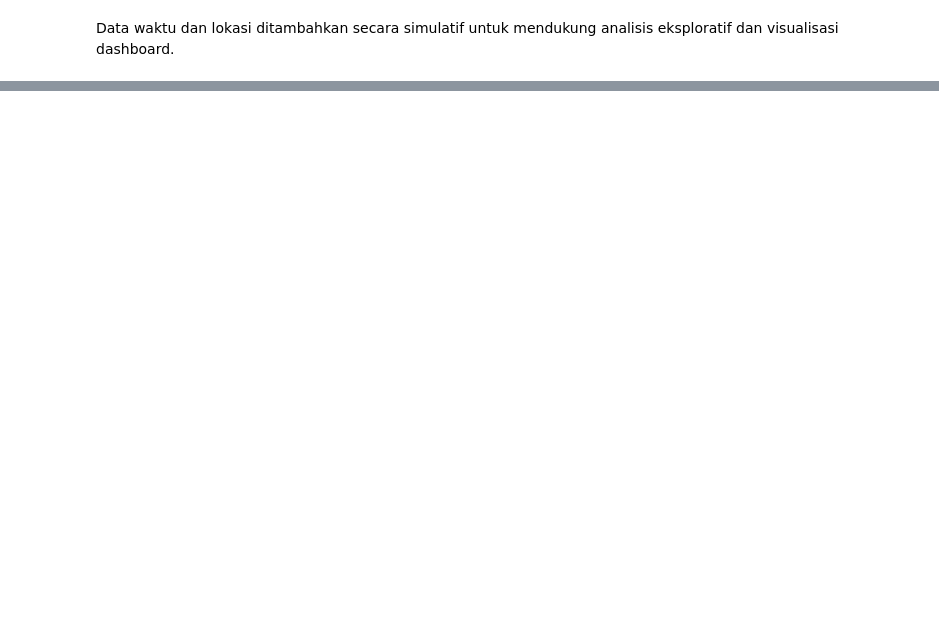
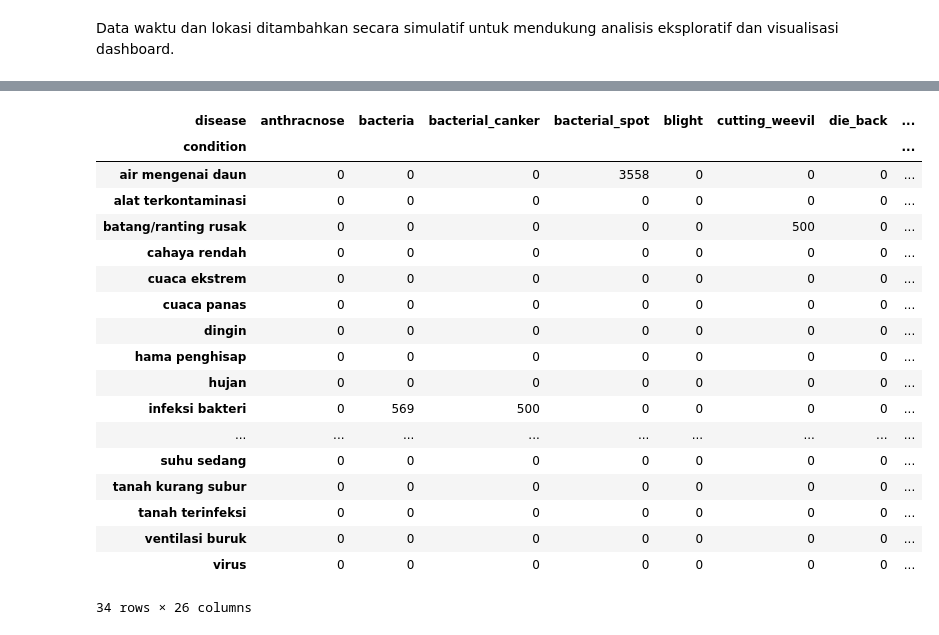
Before and after one commit to VANGROVEE/Data-Science, a Jupyter notebook: data_wrangling.ipynb, the cells around one changed output, grey strips where cells are left out. Drawn from its saved outputs; the diff is of its cells as text; code cells hidden in the pictures; blank space fills up the shorter version.

```diff
--- a/data_wrangling.ipynb
+++ b/data_wrangling.ipynb
@@ -297,8 +302,12 @@ location_map = {
 }
 
 for plant, disease, path in file_paths:
-     # RANDOM tanggal (misalnya 2023-2025)
-    random_date = datetime(2023, 1, 1) + timedelta(days=random.randint(0, 700))
+    # RANDOM tanggal (misalnya 2023-2025)
+    start = datetime(2023, 1, 1)
+    end = datetime(2024, 11, 30)
+
+    delta_days = (end - start).days
+    random_date = start + timedelta(days=random.randint(0, delta_days))
 
     # Pilih lokasi secara acak dan simpan di variabel
     chosen_location = random.choice(locations)
@@ -307,7 +316,7 @@ for plant, disease, path in file_paths:
     data.append({
         "plant": plant,
         "disease": disease,
-        "image_path": os.path.join(disease_path, img),
+        "image_path": path,
         "date": random_date,
         "location": chosen_location,
         "lat": location_map[chosen_location][0], # Langsung ambil Latitude
@@ -315,5 +324,3 @@ for plant, disease, path in file_paths:
     })
 
 df_cleaned = pd.DataFrame(data)
-
-df_cleaned.head()
@@ -389,0 +633,6 @@ Sampai: 2024-12-01 00:00:00
+# %%
+def get_info(disease, key):
+    return disease_info.get(disease, {}).get(key, [])
+
+df_cleaned["condition"] = df_cleaned["disease"].apply(lambda x: get_info(x, "condition"))
+df_cleaned["recommendation"] = df_cleaned["disease"].apply(lambda x: get_info(x, "recommendation"))
@@ -389,0 +735,5 @@ Sampai: 2024-12-01 00:00:00
+# %%
+df_cleaned["year"] = df_cleaned["date"].dt.year
+df_cleaned["month"] = df_cleaned["date"].dt.month
+
+df_cleaned.groupby(["year", "month"]).size()
@@ -389,0 +778,27 @@ Sampai: 2024-12-01 00:00:00
+# %%
+df_exploded = df_cleaned.explode("condition").reset_index(drop=True)
+
+pd.crosstab(
+    df_exploded["condition"],
+    df_exploded["disease"]
+)
+# %% [output]
+| disease | anthracnose | bacteria | bacterial_canker | bacterial_spot | blight | cutting_weevil | die_back | ... |
+| condition |  |  |  |  |  |  |  | ... |
+| air mengenai daun | 0 | 0 | 0 | 3558 | 0 | 0 | 0 | ... |
+| alat terkontaminasi | 0 | 0 | 0 | 0 | 0 | 0 | 0 | ... |
+| batang/ranting rusak | 0 | 0 | 0 | 0 | 0 | 500 | 0 | ... |
+| cahaya rendah | 0 | 0 | 0 | 0 | 0 | 0 | 0 | ... |
+| cuaca ekstrem | 0 | 0 | 0 | 0 | 0 | 0 | 0 | ... |
+| cuaca panas | 0 | 0 | 0 | 0 | 0 | 0 | 0 | ... |
+| dingin | 0 | 0 | 0 | 0 | 0 | 0 | 0 | ... |
+| hama penghisap | 0 | 0 | 0 | 0 | 0 | 0 | 0 | ... |
+| hujan | 0 | 0 | 0 | 0 | 0 | 0 | 0 | ... |
+| infeksi bakteri | 0 | 569 | 500 | 0 | 0 | 0 | 0 | ... |
+| ... | ... | ... | ... | ... | ... | ... | ... | ... |
+| suhu sedang | 0 | 0 | 0 | 0 | 0 | 0 | 0 | ... |
+| tanah kurang subur | 0 | 0 | 0 | 0 | 0 | 0 | 0 | ... |
+| tanah terinfeksi | 0 | 0 | 0 | 0 | 0 | 0 | 0 | ... |
+| ventilasi buruk | 0 | 0 | 0 | 0 | 0 | 0 | 0 | ... |
+| virus | 0 | 0 | 0 | 0 | 0 | 0 | 0 | ... |
+34 rows × 26 columns
```
Also changed, not shown: parts of 26 cells of this notebook.
